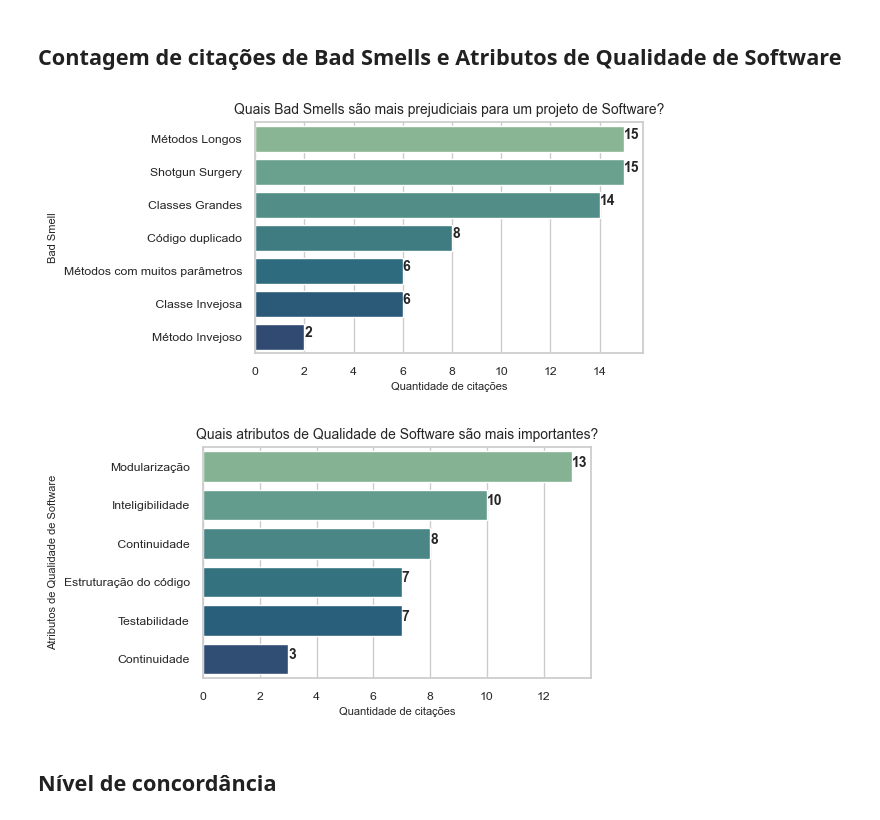
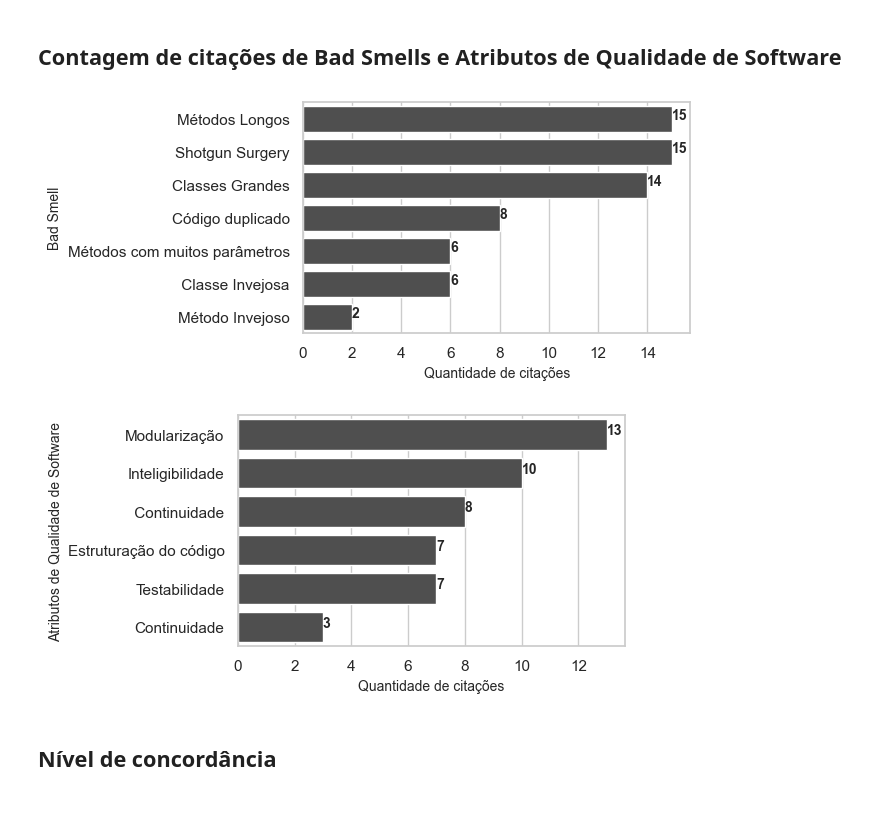
Before and after one commit to stefaneadna/Quality_Software, a Jupyter notebook: trabalho3/analise.ipynb, the cells around one changed output. Cells and saved outputs as stored; diff of their text form; code cells hidden in the pictures.

Commit message:
add graph analisys

```diff
--- a/trabalho3/analise.ipynb
+++ b/trabalho3/analise.ipynb
@@ -358,34 +358,34 @@ Pessoa - Nenhum
 # %%
 all_bs = []
 for bs in list(df_form2['4_BadSmells_Prejudiciais']):
     all_bs.extend(bs.split(','))
 
 bs = pd.DataFrame(all_bs,columns=['Bad Smells'])
 
 bs['Bad Smells'] = bs['Bad Smells'].replace({
     '  Shotgun Surgery ':  "Shotgun Surgery",
     ' Métodos Longos': 'Métodos Longos',
     ' Shotgun Surgery ':'Shotgun Surgery',
     ' Classes Grandes':'Classes Grandes',
     ' Método Invejoso':'Método Invejoso',
     ' Métodos com muitos parâmetros':'Métodos com muitos parâmetros'
 })
 
 data = bs['Bad Smells'].value_counts().reset_index()
 data = data[data['index']!='No Value']
 
 column_name = 'Bad Smells'
-sns.set(font_scale=0.8)
+sns.set(font_scale=1)
 sns.set_style("whitegrid")
 bar,ax = plt.subplots(figsize=(5,3))
-ax = sns.barplot(x=column_name, y='index', data=data, errorbar=None, palette="crest")
-ax.set_title("Quais Bad Smells são mais prejudiciais para um projeto de Software?", fontsize=10)
-ax.set_xlabel("Quantidade de citações", fontsize=8)
-ax.set_ylabel("Bad Smell", fontsize=8)
+ax = sns.barplot(x=column_name, y='index', data=data, errorbar=None, color='#4F4F4F')
+#ax.set_title("Quais Bad Smells são mais prejudiciais para um projeto de Software?", fontsize=10)
+ax.set_xlabel("Quantidade de citações", fontsize=10)
+ax.set_ylabel("Bad Smell", fontsize=10)
 for rect in ax.patches:
     ax.text(rect.get_width(), rect.get_y() + rect.get_height() / 2,"%.f"% rect.get_width(), weight='bold', fontsize=10)
 # %% [output]
-[figure, old version]
+[figure, new version]
 # %%
 all_at = []
 for at in list(df_form2['¨6_Atributos_Mais_Importantes']):
@@ -402,17 +402,18 @@ data = at['Atributo'].value_counts().reset_index()
 data = data[data['index']!='No Value']
 
 column_name = 'Atributo'
-sns.set(font_scale=0.8)
+sns.set(font_scale=1)
 sns.set_style("whitegrid")
 bar,ax = plt.subplots(figsize=(5,3))
-ax = sns.barplot(x=column_name, y='index', data=data, errorbar=None, palette="crest")
-ax.set_title("Quais atributos de Qualidade de Software são mais importantes?", fontsize=10)
-ax.set_xlabel("Quantidade de citações", fontsize=8)
-ax.set_ylabel("Atributos de Qualidade de Software", fontsize=8)
+ax = sns.barplot(x=column_name, y='index', data=data, errorbar=None, color='#4F4F4F')
+#ax.set_title("Quais atributos de Qualidade de Software são mais importantes?", fontsize=10)
+ax.set_xlabel("Quantidade de citações", fontsize=10)
+ax.set_ylabel("Atributos de Qualidade de Software", fontsize=10)
 for rect in ax.patches:
     ax.text(rect.get_width(), rect.get_y() + rect.get_height() / 2,"%.f"% rect.get_width(), weight='bold', fontsize=10)
+bar.savefig(f"imagens/atributos_de_qualidade.png")
 # %% [output]
-[figure, old version]
+[figure, new version]
 # %% [markdown]
 ## Nível de concordância
 # %%
```
Also changed, not shown: parts of 4 cells of this notebook, 12 other files.
